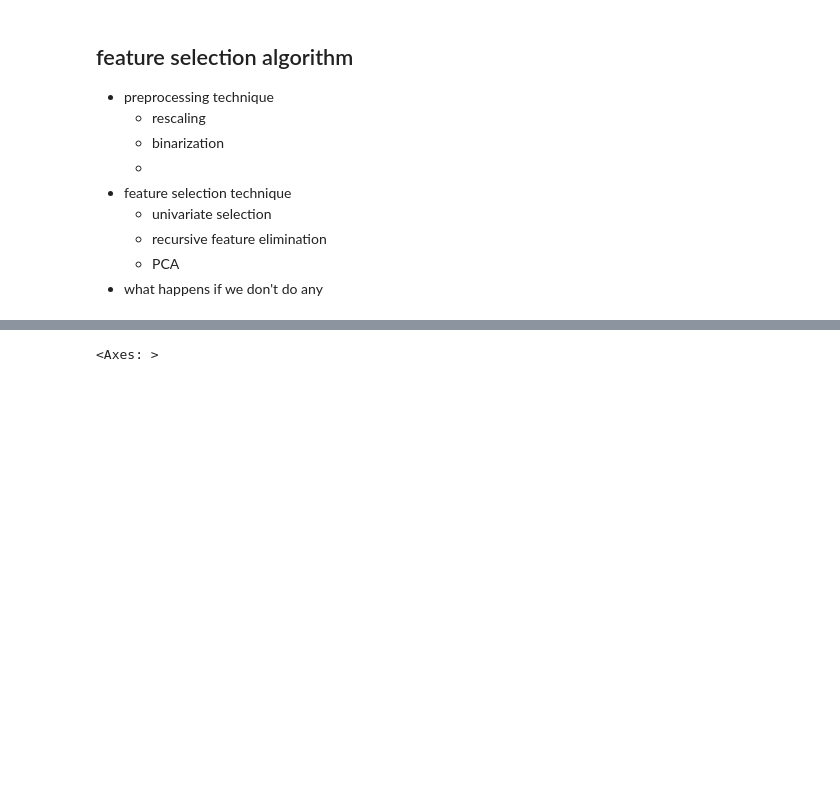
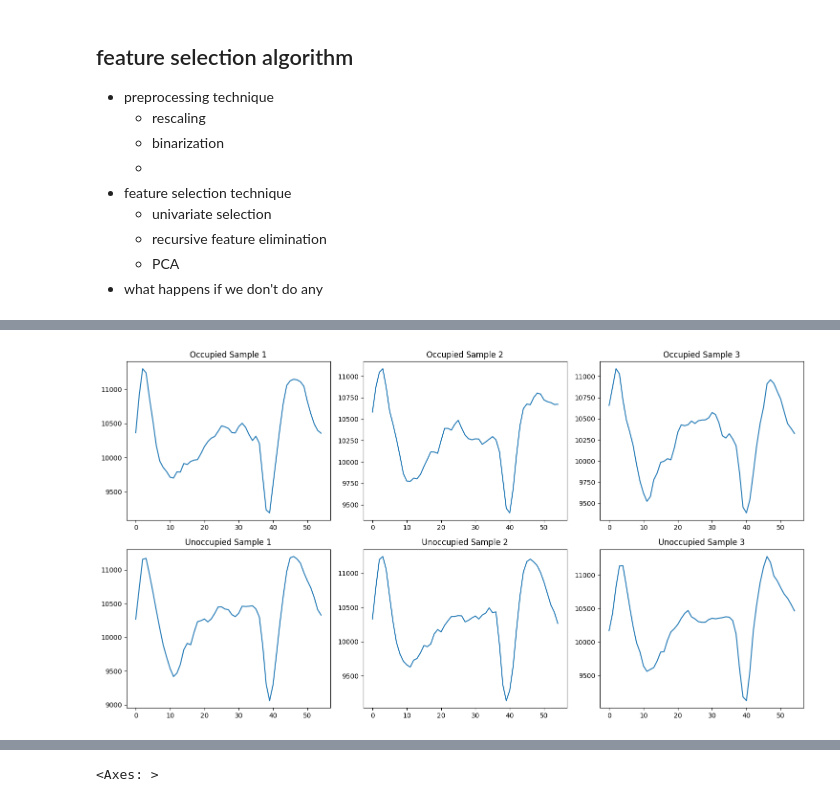
Before and after one commit to mridulpant2010/CS5480-deeplearning, a Jupyter notebook: kaggle_project/cs24mtech15009.ipynb, the cells around one changed output, grey strips where cells are left out. Saved outputs shown, nothing was run; the diff lists cells and outputs as text; code cells hidden in the pictures; blank space fills up the shorter version.

```diff
--- a/kaggle_project/cs24mtech15009.ipynb
+++ b/kaggle_project/cs24mtech15009.ipynb
@@ -26,6 +26,7 @@ ML Methods	Classical (RF, LR), Deep (CNN, MLP)
 import pandas as pd
 from sklearn.model_selection import train_test_split
 from sklearn.preprocessing import StandardScaler
+import matplotlib.pyplot as plt
 
 
 df1 = pd.read_csv("pirvision_office_dataset1.csv")
@@ -33,20 +34,20 @@ df2 = pd.read_csv("pirvision_office_dataset2.csv")
 df = pd.concat([df1,df2])
 
 
-df['DateTime'] = pd.to_datetime(df['Date'] + ' ' + df['Time'])
-# df.set_index('DateTime', inplace=True)
+# df['DateTime'] = pd.to_datetime(df['Date'] + ' ' + df['Time'])
+# # df.set_index('DateTime', inplace=True)
 
-pir_cols = [col for col in df.columns if 'PIR_' in col]
-scaler = StandardScaler()
-df[pir_cols] = scaler.fit_transform(df[pir_cols])
+# pir_cols = [col for col in df.columns if 'PIR_' in col]
+# scaler = StandardScaler()
+# df[pir_cols] = scaler.fit_transform(df[pir_cols])
 
-# change the datatype in pandas
-#df['Date'] = df['Date'].astype('str')
+# # change the datatype in pandas
+# #df['Date'] = df['Date'].astype('str')
 
-X = df[['Temperature_F',*pir_cols]]
-y = df['Label']
+# X = df[['Temperature_F',*pir_cols]]
+# y = df['Label']
 
-# # Split the dataset
-X_train, X_test, y_train, y_test = train_test_split(X, y, test_size=0.2, random_state=42, stratify=y)
+# # # Split the dataset
+# X_train, X_test, y_train, y_test = train_test_split(X, y, test_size=0.2, random_state=42, stratify=y)
 
-# Standardize features
+# # Standardize features
@@ -68,0 +54,18 @@ df
+# %%
+# Plot sample sequences
+plt.figure(figsize=(15, 8))
+for i in range(3):  # Plot 3 occupied and 3 unoccupied samples
+    occupied_sample = df[df['Label'] == 1].iloc[i, 4:59].values
+    unoccupied_sample = df[df['Label'] == 0].iloc[i, 4:59].values
+
+    plt.subplot(2, 3, i+1)
+    plt.plot(occupied_sample)
+    plt.title(f'Occupied Sample {i+1}')
+
+    plt.subplot(2, 3, i+4)
+    plt.plot(unoccupied_sample)
+    plt.title(f'Unoccupied Sample {i+1}')
+
+plt.tight_layout()
+# %% [output]
+[figure, added]
```
Also changed, not shown: parts of 27 cells of this notebook, 2 other files.
